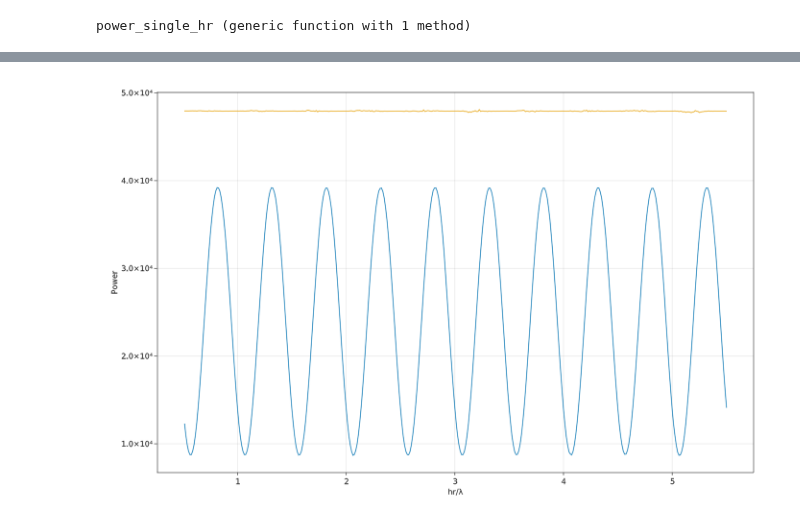
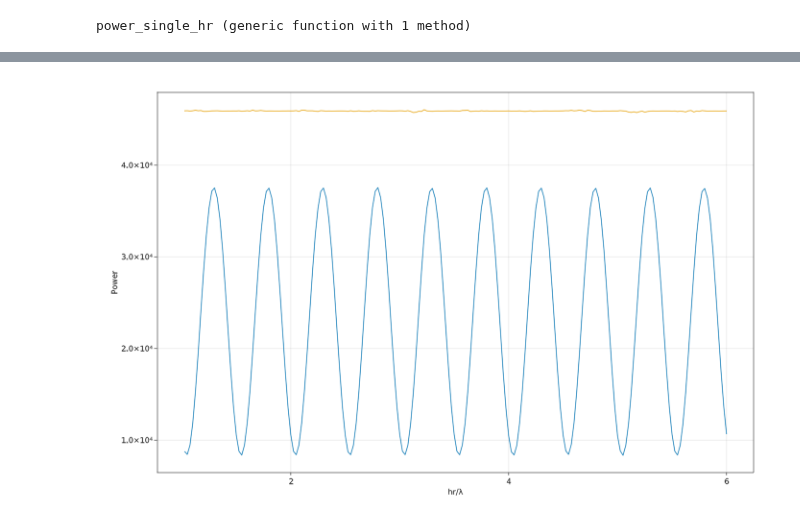
Before and after one commit to WenjieYao/RamanInFluid, a Jupyter notebook: Main_validate_periodic.ipynb, the cells around one changed output, grey strips where cells are left out. Saved outputs shown, nothing was run; the diff lists cells and outputs as text; code cells hidden in the pictures.

```diff
--- a/Main_validate_periodic.ipynb
+++ b/Main_validate_periodic.ipynb
@@ -352,7 +372,7 @@ end
 # %% [output]
 power_single_hr (generic function with 1 method)
 # %%
-Ng = 400
+Ng = 200
 p_list = zeros(Ng)
 pm_list = zeros(Ng)
 h_list = zeros(Ng)
@@ -360,7 +380,7 @@ h_list = zeros(Ng)
 for hi = 1:Ng
     print(hi,"\n")
     λf = 549/sqrt(1.77)
-    hr = (hi+40) * λf / 2 / 40
+    hr = (hi+40) * λf / 2 / 20
     h_list[hi] = hr/λf
     power1, power2 = power_single_hr(hr)
     p_list[hi] = power1
@@ -576,22 +596,22 @@ Warning : Gmsh must be compiled with ANN support for finding closest vertices
 # %%
 scene, layout = layoutscene(resolution=(1400,900))
 ax = layout[1,1]=Axis(scene)
 ms = 10
 lin1 = lines!(ax,h_list,p_list)
 # lin2 = lines!(ax,h_list,range(1,length(h_list),step=1).*g0_list)
 lin2 = lines!(ax,h_list,pm_list)
 
 #lin2 = scatter!(ax,range(1,12,step=1),g_r10,markersize=10)
 #lin3 = lines!(ax,range(1,12,step=1),gr_r5.+1e-9)
 #ax.yscale = log10
 ax.xlabel="hr/λ"
 ax.ylabel="Power"
 #ax.title="Eigenvalue distribution"
 
 # Legend(layout[1,1],[lin1, lin2],["Initial", "Optimized"])
-axislegend(ax, [lin1, lin2, lin3],["All","Far field","Difference"], position = :rt,
+# axislegend(ax, [lin1, lin2, lin3],["All","Far field","Difference"], position = :rt,
 #     orientation = :vertical)
 # save("Results/EigenValDistributionIO.png",scene)
 scene
 # %% [output]
-[figure, old version]
+[figure, new version]
```
Also changed, not shown: parts of 3 cells of this notebook, 15 other files.
